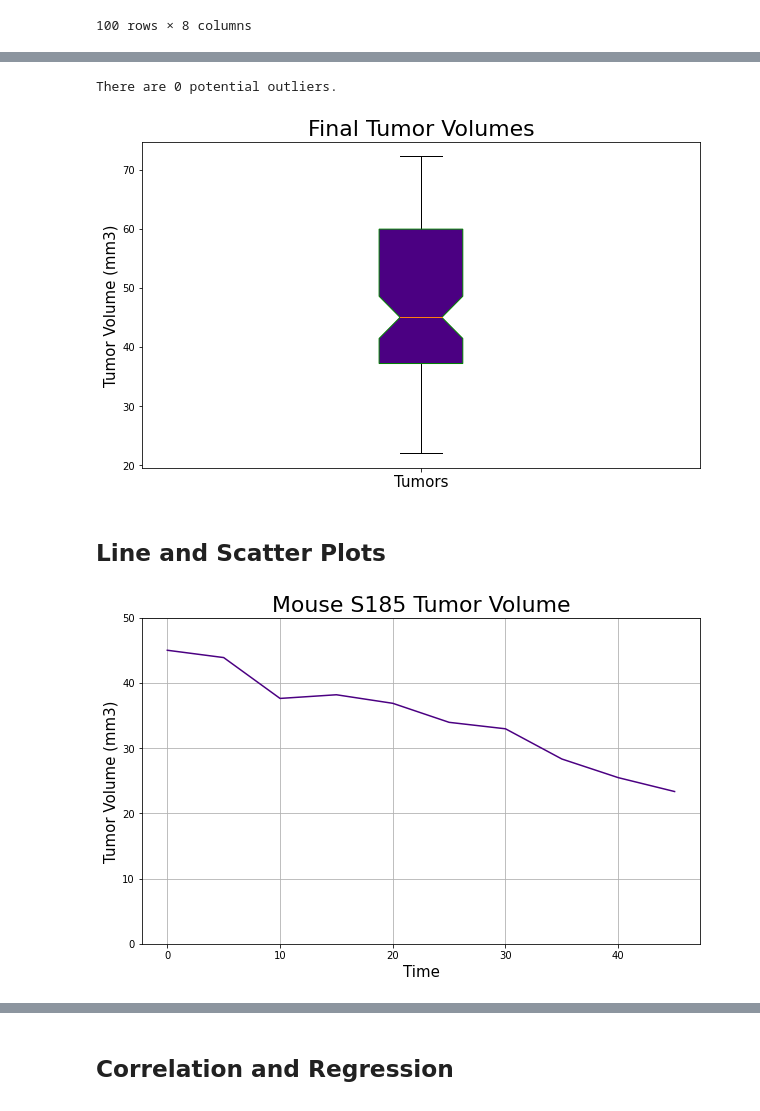
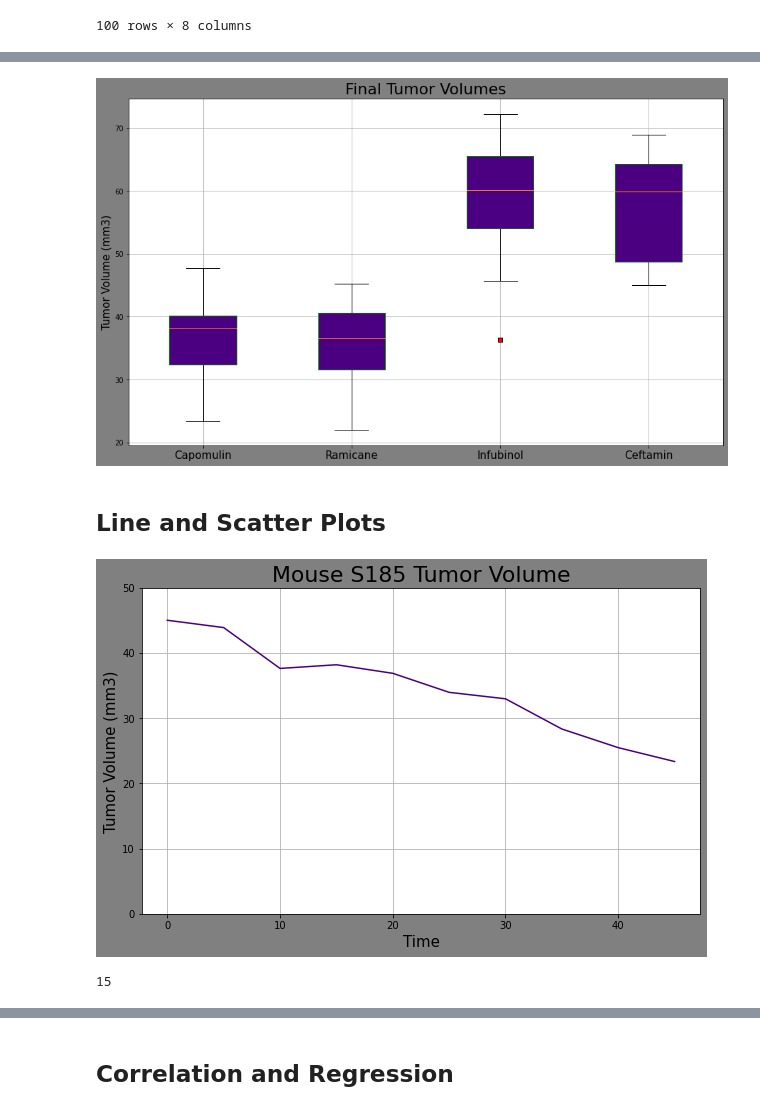
Before and after one commit to BrianDouglas/matplotlib-challenge, a Jupyter notebook: pymaceuticals_starter.ipynb, the cells around one changed output, grey strips where cells are left out. Drawn from its saved outputs; the diff is of its cells as text; code cells hidden in the pictures.

Commit message:
All plots complete. Working on write up.

```diff
--- a/pymaceuticals_starter.ipynb
+++ b/pymaceuticals_starter.ipynb
@@ -244,23 +246,21 @@ There are 0 potential outliers in the data set for Ceftamin.
-# %%
-#print our results
-print(f"There are {len(potential_outliers)} potential outliers.")
-if potential_outliers:
-    print("They are as follows:")
-    for outlier in potential_outliers:
-        print(outlier)
-# %% [output]
-There are 0 potential outliers.
 # %%
 # Generate a box plot of the final tumor volume of each mouse across four regimens of interest
-fig, ax = plt.subplots(figsize = (10,6))
-ax.boxplot(all_volumes, patch_artist = True, notch = True,
-          boxprops = {"facecolor" : "indigo", "color" : "green"})
+fig, ax = plt.subplots(figsize = (15,9))
+data_sets = [all_volumes.loc[all_volumes["Drug Regimen"] == list(regimens_dict.keys())[i],"Tumor Volume (mm3)"] for i in range(len(regimens_dict.keys()))]
+ax.boxplot(data_sets,
+           patch_artist = True,
+           boxprops = {"facecolor" : "indigo", "color" : "green"},
+           flierprops = {"markerfacecolor": "r", "marker" : 's'})
 ax.set_title("Final Tumor Volumes", fontsize = 22)
 ax.set_ylabel("Tumor Volume (mm3)", fontsize = 15)
-ax.set_xticklabels(["Tumors"], fontsize = 15)
+ax.set_xticklabels(list(regimens_dict.keys()), fontsize = 15)
+ax.grid(True)
+ax.set_facecolor = '.6'
+fig.patch.set_facecolor('.5')
+
 plt.show()
 # %% [output]
-[figure, old version]
+[figure, new version]
 # %% [markdown]
 ## Line and Scatter Plots
 # %%
@@ -280,6 +280,7 @@ ax.set_ylim(0,50)
 ax.set_title(f"Mouse {mouse_id.upper()} Tumor Volume", fontsize = 22)
 ax.set_xlabel("Time", fontsize = 15)
 ax.set_ylabel("Tumor Volume (mm3)", fontsize = 15)
+fig.patch.set_facecolor('.5')
 plt.show()
 # %% [output]
-[figure, old version]
+[figure, new version]
@@ -287,0 +287,5 @@ plt.show()
+# %%
+test = clean_df.loc[clean_df["Drug Regimen"] == "Capomulin",:][["Mouse ID", "Tumor Volume (mm3)","Weight (g)"]]
+test["Weight (g)"].min()
+# %% [output]
+15
```
Also changed, not shown: parts of 7 cells of this notebook.
